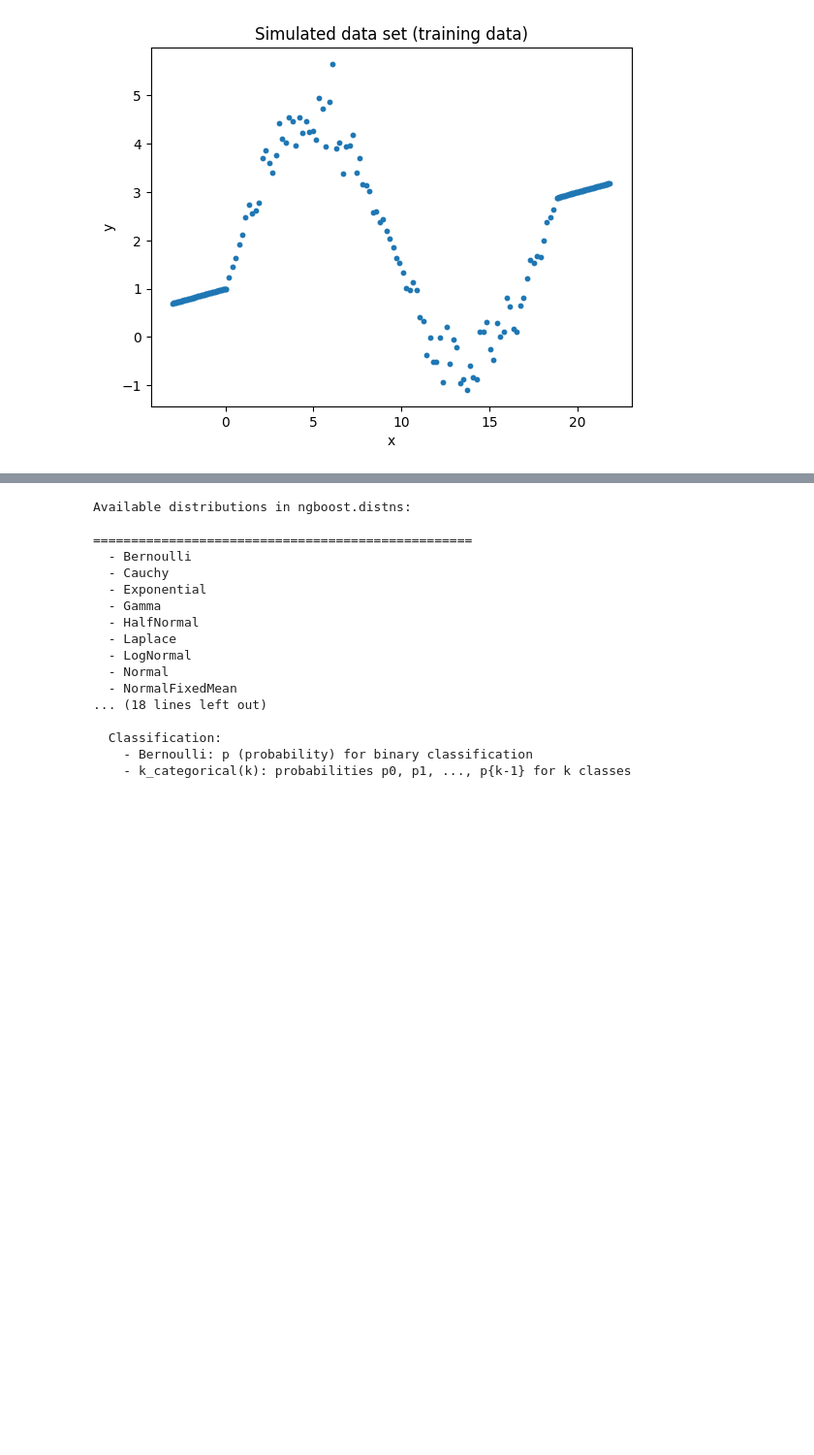
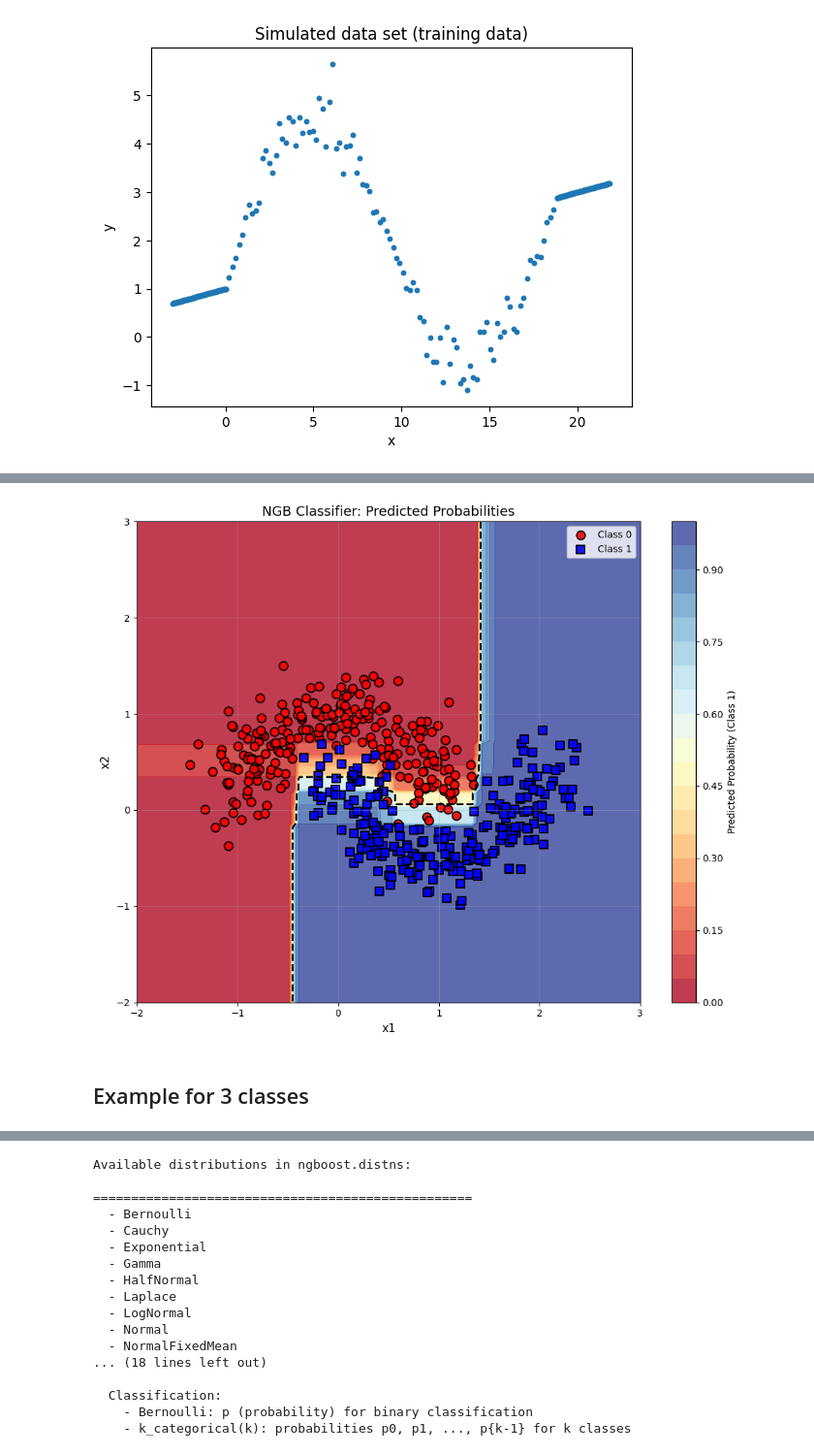
Before and after one commit to ioskn/mldl_htwg, a Jupyter notebook: boosting/ProbBoosting.ipynb, the cells around one changed output, grey strips where cells are left out. Shown at 97% size. Cells and saved outputs as stored; diff of their text form; code cells hidden in the pictures; blank space fills up the shorter version.

```diff
--- a/boosting/ProbBoosting.ipynb
+++ b/boosting/ProbBoosting.ipynb
@@ -102,0 +96,7 @@ plt.show()
+# %%
+### Fitting a NGBClassifier
+
+from ngboost import NGBClassifier
+from ngboost.distns import Bernoulli
+
+ngb_clf = NGBClassifier(Dist=Bernoulli, n_estimators=1000, learning_rate=0.01).fit(x_train, y_train)
@@ -102,0 +114,43 @@ plt.show()
+# %%
+# Plot the predicted probabilities in the range for x1 and x2
+x1_range = np.linspace(-2, 3, 100)
+x2_range = np.linspace(-2, 3, 100)
+
+# Create meshgrid
+X1, X2 = np.meshgrid(x1_range, x2_range)
+X_grid = np.c_[X1.ravel(), X2.ravel()]
+
+# Get predicted probabilities for class 1
+proba = ngb_clf.predict_proba(X_grid)[:, 1]
+proba_grid = proba.reshape(X1.shape)
+
+# Plot
+plt.figure(figsize=(10, 8))
+contour = plt.contourf(X1, X2, proba_grid, levels=20, cmap='RdYlBu', alpha=0.8)
+plt.colorbar(contour, label='Predicted Probability (Class 1)')
+
+# Overlay training data with different markers for each class
+for class_label in [0, 1]:
+    mask = y_train == class_label
+    color = 'red' if class_label == 0 else 'blue'
+    marker = 'o' if class_label == 0 else 's'
+    plt.scatter(x_train[mask, 0], x_train[mask, 1],
+               c=color, marker=marker,
+               edgecolors='black', linewidths=1.5,
+               s=80, label=f'Class {class_label}', alpha=0.9)
+
+# Add decision boundary (where probability = 0.5)
+plt.contour(X1, X2, proba_grid, levels=[0.5], colors='black',
+           linewidths=2, linestyles='--', label='Decision Boundary (p=0.5)')
+
+plt.xlabel('x1', fontsize=12)
+plt.ylabel('x2', fontsize=12)
+plt.title('NGB Classifier: Predicted Probabilities', fontsize=14)
+plt.legend()
+plt.grid(alpha=0.3)
+plt.tight_layout()
+plt.show()
+# %% [output]
+[figure, added]
+# %% [markdown]
+## Example for 3 classes
```
Also changed, not shown: parts of 11 cells of this notebook.
